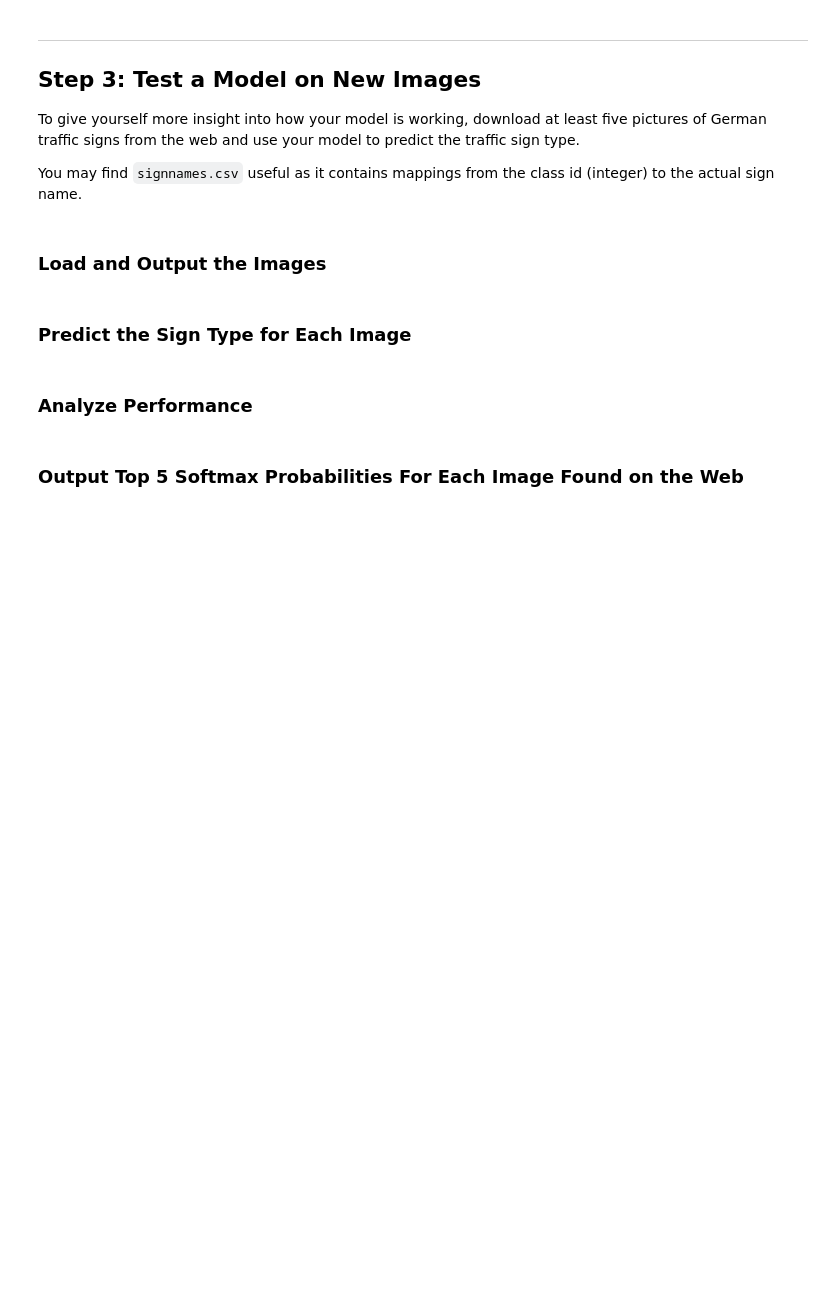
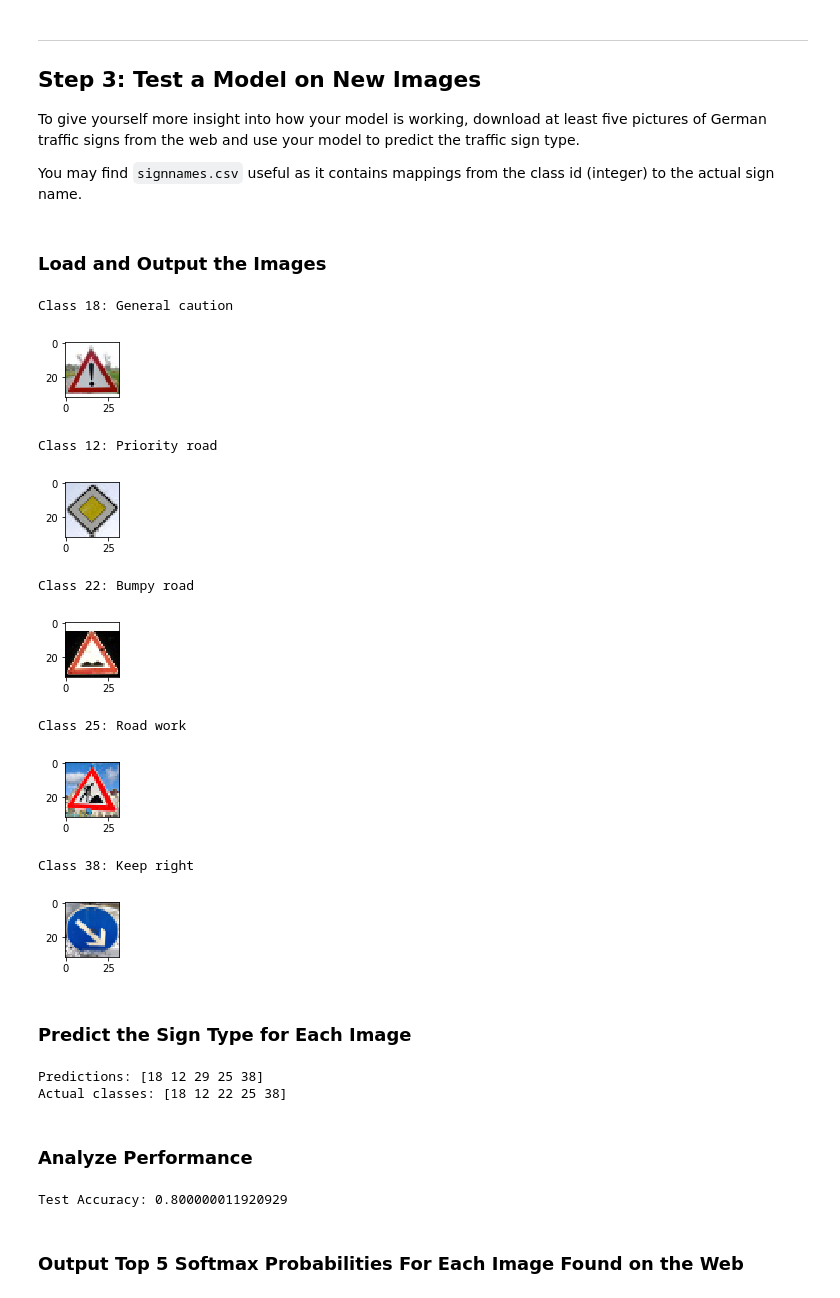
Before and after one commit to dinoboy197/CarND-Traffic-Sign-Classifier-Project, a Jupyter notebook: Traffic_Sign_Classifier.ipynb, the cells around one changed output. Saved outputs shown, nothing was run; the diff lists cells and outputs as text; code cells hidden in the pictures; blank space fills up the shorter version.

```diff
--- a/Traffic_Sign_Classifier.ipynb
+++ b/Traffic_Sign_Classifier.ipynb
@@ -375,14 +372,72 @@ You may find `signnames.csv` useful as it contains mappings from the class id (i
+# %%
+### Load the images and plot them here.
+### Feel free to use as many code cells as needed.
+
+import os
+import matplotlib.image as mpimg
+
+X_test = np.zeros([5, 32, 32, 3])
+y_test = np.zeros([5])
+for i, file in enumerate(os.listdir("testdata")):
+    img = mpimg.imread("testdata/{}".format(file))
+    clazz = int(file.split(".")[0])
+    print("Class {}: {}".format(clazz,signnames.loc[signnames['ClassId'] == clazz]['SignName'].get(clazz)))
+    plt.figure(figsize=(1,1))
+    plt.imshow(img)
+    plt.show()
+    X_test[i] = img
+    y_test[i] = clazz
+
+X_test = X_test.astype(np.uint8)
+y_test = y_test.astype(np.uint8)
+# %% [output]
+Class 18: General caution
+[figure, added]
+Class 12: Priority road
+[figure, added]
+Class 22: Bumpy road
+[figure, added]
+Class 25: Road work
+[figure, added]
+Class 38: Keep right
+[figure, added]
 # %% [markdown]
 ### Predict the Sign Type for Each Image
 # %%
 ### Run the predictions here and use the model to output the prediction for each image.
 ### Make sure to pre-process the images with the same pre-processing pipeline used earlier.
 ### Feel free to use as many code cells as needed.
+
+# convert training, validation, and test input data to grayscale
+X_test = grayscale(X_test)
+
+# normalize grayscaled images for easier training
+X_test = normalize(X_test)
+
+with tf.Session() as sess:
+    # load previously saved model
+    saver.restore(sess, './taynn')
+    classifications = sess.run(tf.argmax(logits, 1), feed_dict={x: X_test, y: y_test, keep_prob: 1.0})
+
+print('Predictions: {}'.format(classifications))
+print('Actual classes: {}'.format(y_test))
+# %% [output]
+Predictions: [18 12 29 25 38]
+Actual classes: [18 12 22 25 38]
 # %% [markdown]
 ### Analyze Performance
 # %%
 ### Calculate the accuracy for these 5 new images.
 ### For example, if the model predicted 1 out of 5 signs correctly, it's 20% accurate on these new images.
+
+with tf.Session() as sess:
+    # load previously saved model
+    saver.restore(sess, './taynn')
+    test_accuracy = evaluate(X_test, y_test)
+
+print('Test Accuracy: {}'.format(test_accuracy))
+# %% [output]
+Test Accuracy: 0.800000011920929
 # %% [markdown]
 ### Output Top 5 Softmax Probabilities For Each Image Found on the Web
 # %% [markdown]
```
Also changed, not shown: parts of 3 cells of this notebook, 5 other files.
